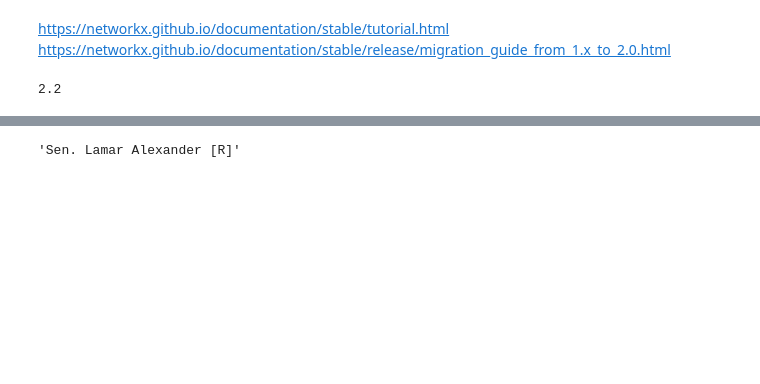
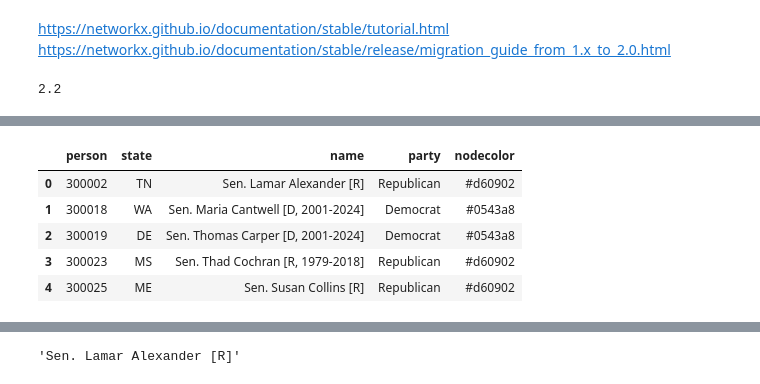
Before and after one commit to campkels/Intro-SNA-Demo, a Jupyter notebook: Intro to SNA Demo.ipynb, the cells around one changed output, grey strips where cells are left out. Saved outputs shown, nothing was run; the diff lists cells and outputs as text; code cells hidden in the pictures; blank space fills up the shorter version.

```diff
--- a/Intro to SNA Demo.ipynb
+++ b/Intro to SNA Demo.ipynb
@@ -354,3 +371,20 @@ nodetbl.head()
+# %%
+# Add an attribute for node color (based on party)
+colors = {'Republican': '#d60902', 'Democrat': '#0543a8', 'Independent': '#24db04', 'Vice President': '#d60902'}
+
+nodetbl['nodecolor'] = nodetbl['party'].map(colors)
+
+# Convert to string (for Bokeh?)
+nodetbl[['person']] = nodetbl[['person']].astype(str)
+
+nodetbl.head()
+# %% [output]
+|  | person | state | name | party | nodecolor |
+| 0 | 300002 | TN | Sen. Lamar Alexander [R] | Republican | #d60902 |
+| 1 | 300018 | WA | Sen. Maria Cantwell [D, 2001-2024] | Democrat | #0543a8 |
+| 2 | 300019 | DE | Sen. Thomas Carper [D, 2001-2024] | Democrat | #0543a8 |
+| 3 | 300023 | MS | Sen. Thad Cochran [R, 1979-2018] | Republican | #d60902 |
+| 4 | 300025 | ME | Sen. Susan Collins [R] | Republican | #d60902 |
 # %%
 # Add attributes from nodes table to graph
 nx.set_node_attributes(G, pd.Series(nodetbl.state.values, index=nodetbl.person).to_dict(), 'state')
```
Also changed, not shown: parts of 13 cells of this notebook.
